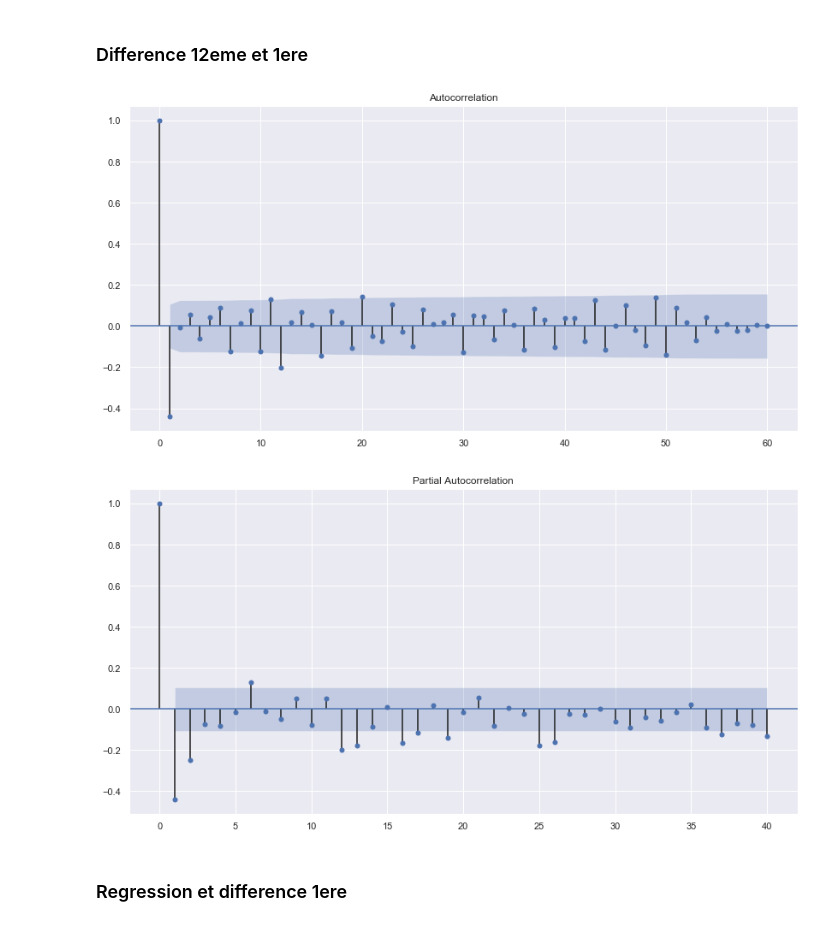
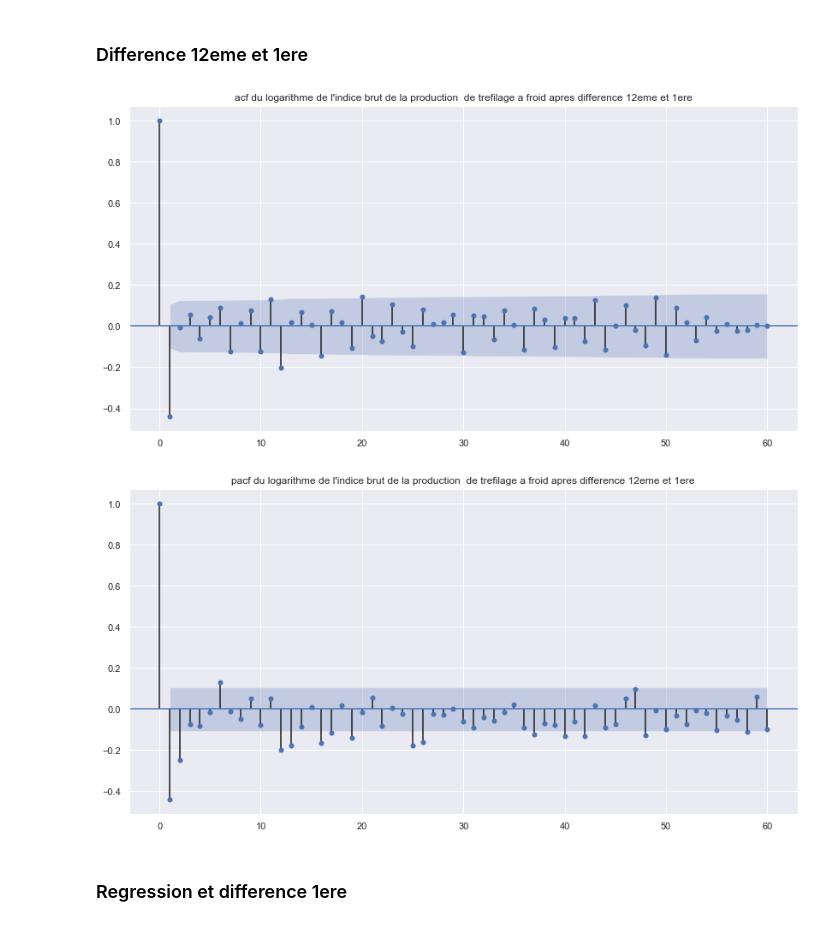
Before and after one commit to DimSum2k20/TimeSeries, a Jupyter notebook: partie1_etude_transform_serie.ipynb, the cells around one changed output. Cells and saved outputs as stored; diff of their text form; code cells hidden in the pictures.

```diff
--- a/partie1_etude_transform_serie.ipynb
+++ b/partie1_etude_transform_serie.ipynb
@@ -242,0 +261,11 @@ plt.show()
+# %%
+with mpl.rc_context():
+    mpl.rc("figure", figsize=(14,7))
+
+    plot_acf(log_dfT_diff.values, lags=60,
+             title="acf du logarithme de l'indice brut de la production  de trefilage a froid apres difference 12eme")
+    #plt.savefig("Images/acf12eme.png")
+
+    plot_pacf(log_dfT_diff.values, lags=60,
+           title="pacf du logarithme de l'indice brut de la production trefilage a froid apres difference 12eme")
+    #plt.savefig("Images/pacf12eme.png")
@@ -245,17 +277,17 @@ plt.show()
 # %%
 with mpl.rc_context():
     mpl.rc("figure", figsize=(14,7))
 
-    plot_acf(station.values, lags=60)
-             #title="acf logarithme indice brut de la production trefilage a froid")
-    #plt.savefig("Images/acf.png")
+    plot_acf(station.values, lags=60,
+             title="acf du logarithme de l'indice brut de la production  de trefilage a froid apres difference 12eme et 1ere")
+    plt.savefig("Images/acf12eme1ere.png")
 
-    plot_pacf(station.values, lags=40)
-           # title="pacf logarithme indice brut de la production trefilage a froid")
-    #plt.savefig("Images/pacf.png")
+    plot_pacf(station.values, lags=60,
+        title="pacf du logarithme de l'indice brut de la production  de trefilage a froid apres difference 12eme et 1ere")
+    plt.savefig("Images/pacf12eme1ere.png")
 # %% [output]
-[figure, old version]
+[figure, new version]
-[figure, old version]
+[figure, new version]
 # %% [markdown]
 ### Regression et difference 1ere
 # %%
```
Also changed, not shown: parts of 16 cells of this notebook, 7 other files.
